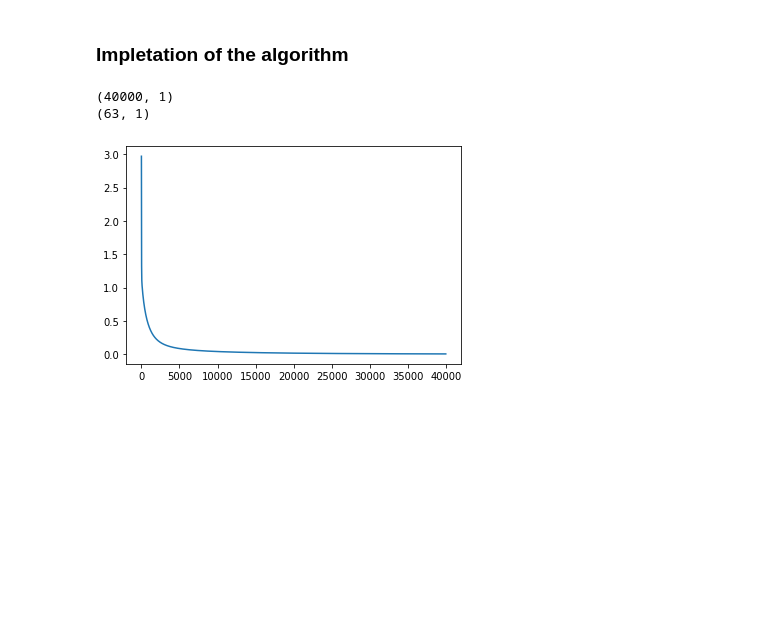
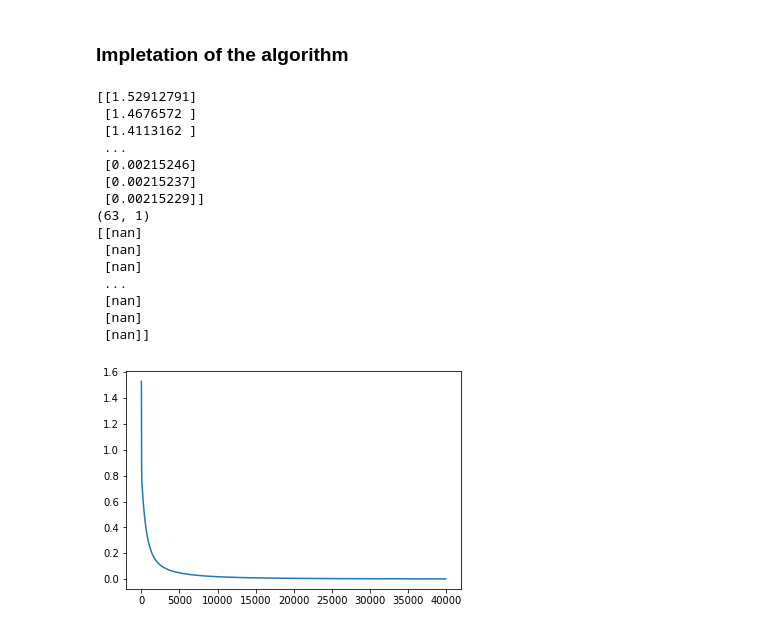
Before and after one commit to Tanerin/IAFrisrtExam, a Jupyter notebook: src/main.ipynb, the cells around one changed output. Drawn from its saved outputs; the diff is of its cells as text; code cells hidden in the pictures; blank space fills up the shorter version.

```diff
--- a/src/main.ipynb
+++ b/src/main.ipynb
@@ -405,23 +406,43 @@ def optimize_LMS(x, y, num_iter, alpha, w = None):
 # %% [markdown]
 <h3>Impletation of the algorithm</h3>
 # %%
-
+#Calling the vectors for working in the optimize_LMS
 x_train_normalized_transpose = np.transpose(x_train_normalized)
 x_test_normalized_transpose = np.transpose(x_test_normalized)
 y_train_normalized
-y_train_normalized
+y_test_normalized
+#Defining the max interations of the algorithm
 max_iterations = 40000
+#Defining the alpha or learging rate of the algorithm
 alpha = 0.01
+
 w_train, j_train = optimize_LMS(x_train_normalized_transpose, y_train_normalized, max_iterations, alpha, None)
+w_test, j_test = optimize_LMS(x_test_normalized_transpose, y_test_normalized, max_iterations, alpha, None)
 j_train=j_train.reshape(j_train.shape[0],1)
-print(j_train.shape)
+j_test=j_test.reshape(j_test.shape[0],1)
+print(j_train)
 print(w_train.shape)
+print(j_test)
 
 plt.figure()
 plt.plot(j_train)
-plt.plot(j_test)
+plt.plot(j_test, color="red")
+
 plt.show()
 # %% [output]
-(40000, 1)
+[[1.52912791]
+ [1.4676572 ]
+ [1.4113162 ]
+ ...
+ [0.00215246]
+ [0.00215237]
+ [0.00215229]]
 (63, 1)
+[[nan]
+ [nan]
+ [nan]
+ ...
+ [nan]
+ [nan]
+ [nan]]
-[figure, old version]
+[figure, new version]
```
Also changed, not shown: parts of 1 cell of this notebook, 1 other file.
